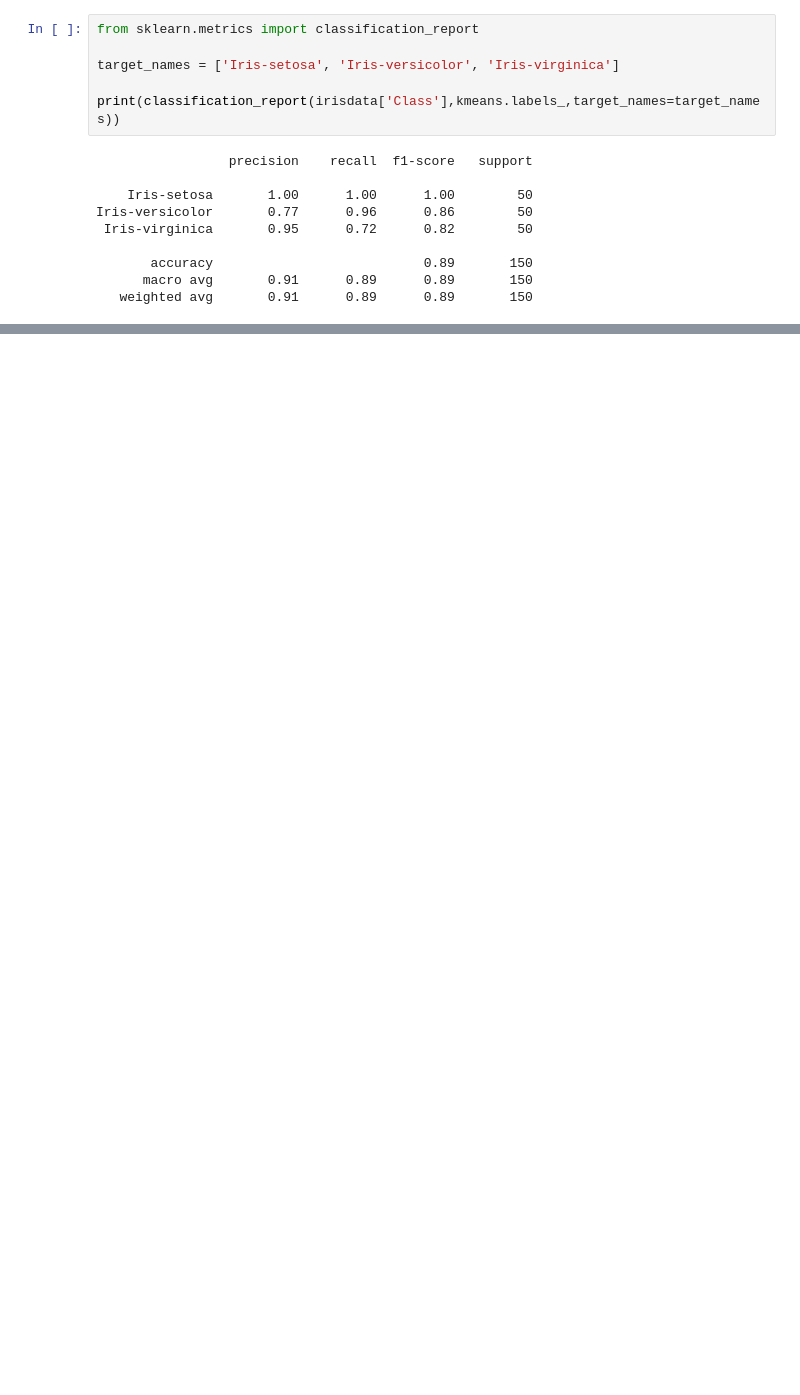
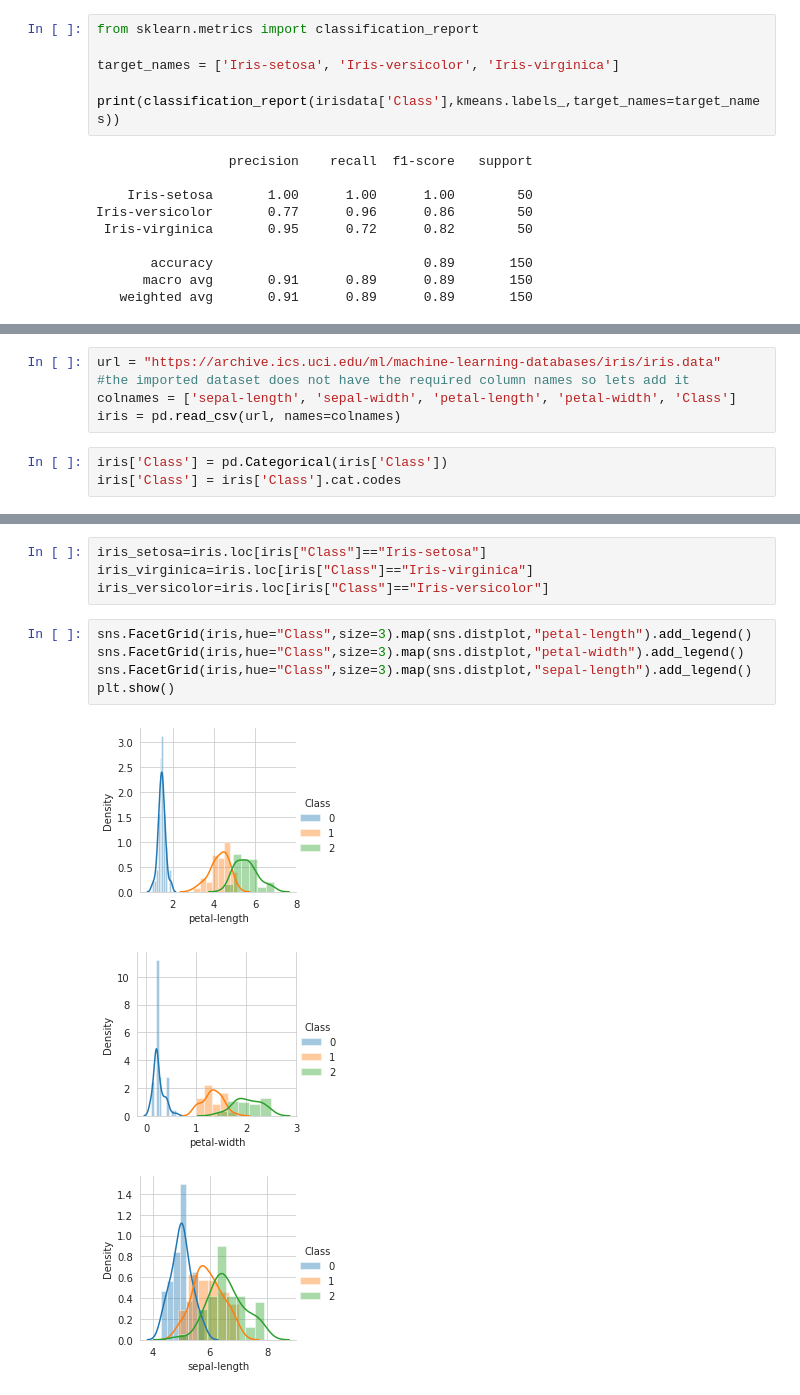
Before and after one commit to KharismaIntanSafitri/datamining, a Jupyter notebook: _sources/Tugas 4.ipynb, the cells around one changed output, grey strips where cells are left out. Drawn from its saved outputs; the diff is of its cells as text; blank space fills up the shorter version.

```diff
--- a/_sources/Tugas 4.ipynb
+++ b/_sources/Tugas 4.ipynb
@@ -117,0 +113,8 @@ accuracy_score(y, y_true)
+# %%
+url = "https://archive.ics.uci.edu/ml/machine-learning-databases/iris/iris.data"
+#the imported dataset does not have the required column names so lets add it
+colnames = ['sepal-length', 'sepal-width', 'petal-length', 'petal-width', 'Class']
+iris = pd.read_csv(url, names=colnames)
+# %%
+iris['Class'] = pd.Categorical(iris['Class'])
+iris['Class'] = iris['Class'].cat.codes
@@ -117,0 +163,13 @@ accuracy_score(y, y_true)
+# %%
+iris_setosa=iris.loc[iris["Class"]=="Iris-setosa"]
+iris_virginica=iris.loc[iris["Class"]=="Iris-virginica"]
+iris_versicolor=iris.loc[iris["Class"]=="Iris-versicolor"]
+# %%
+sns.FacetGrid(iris,hue="Class",size=3).map(sns.distplot,"petal-length").add_legend()
+sns.FacetGrid(iris,hue="Class",size=3).map(sns.distplot,"petal-width").add_legend()
+sns.FacetGrid(iris,hue="Class",size=3).map(sns.distplot,"sepal-length").add_legend()
+plt.show()
+# %% [output]
+[figure, added]
+[figure, added]
+[figure, added]
```
Also changed, not shown: parts of 32 cells of this notebook, 43 other files.
